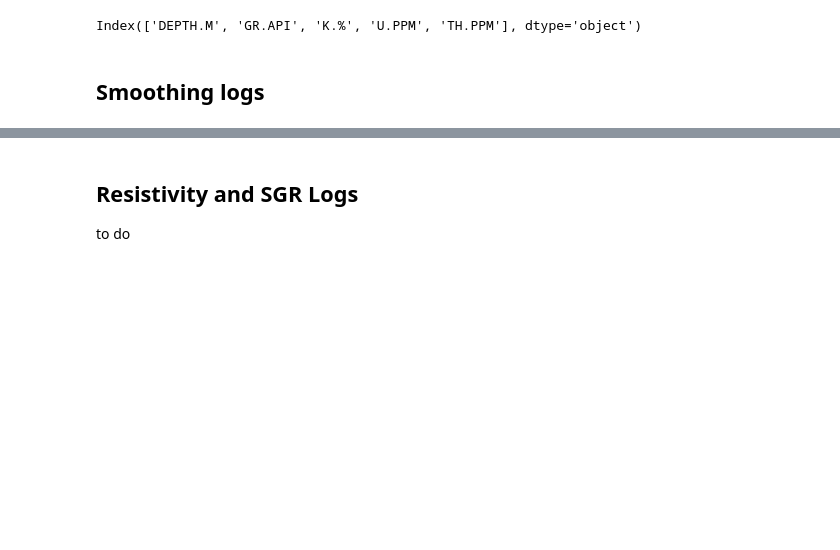
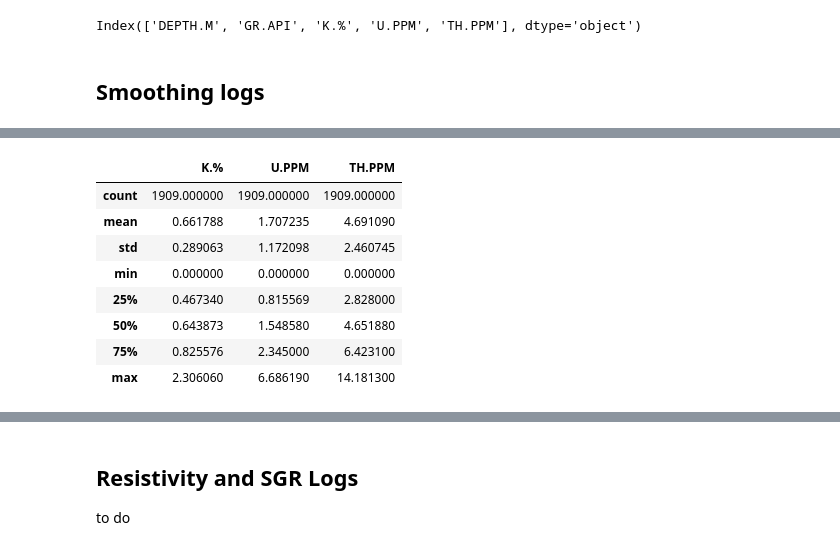
Before and after one commit to anailil/FAIR-well-logs, a Jupyter notebook: notebooks/1.0-lvm-data-exploration.ipynb, the cells around one changed output, grey strips where cells are left out. Drawn from its saved outputs; the diff is of its cells as text; code cells hidden in the pictures; blank space fills up the shorter version.

```diff
--- a/notebooks/1.0-lvm-data-exploration.ipynb
+++ b/notebooks/1.0-lvm-data-exploration.ipynb
@@ -153,0 +190,12 @@ f0.subplots_adjust(wspace = 0.05)
+# %%
+p3_kut[['K.%','U.PPM','TH.PPM']].describe()
+# %% [output]
+|  | K.% | U.PPM | TH.PPM |
+| count | 1909.000000 | 1909.000000 | 1909.000000 |
+| mean | 0.661788 | 1.707235 | 4.691090 |
+| std | 0.289063 | 1.172098 | 2.460745 |
+| min | 0.000000 | 0.000000 | 0.000000 |
+| 25% | 0.467340 | 0.815569 | 2.828000 |
+| 50% | 0.643873 | 1.548580 | 4.651880 |
+| 75% | 0.825576 | 2.345000 | 6.423100 |
+| max | 2.306060 | 6.686190 | 14.181300 |
```
Also changed, not shown: parts of 11 cells of this notebook, 58 other files.
